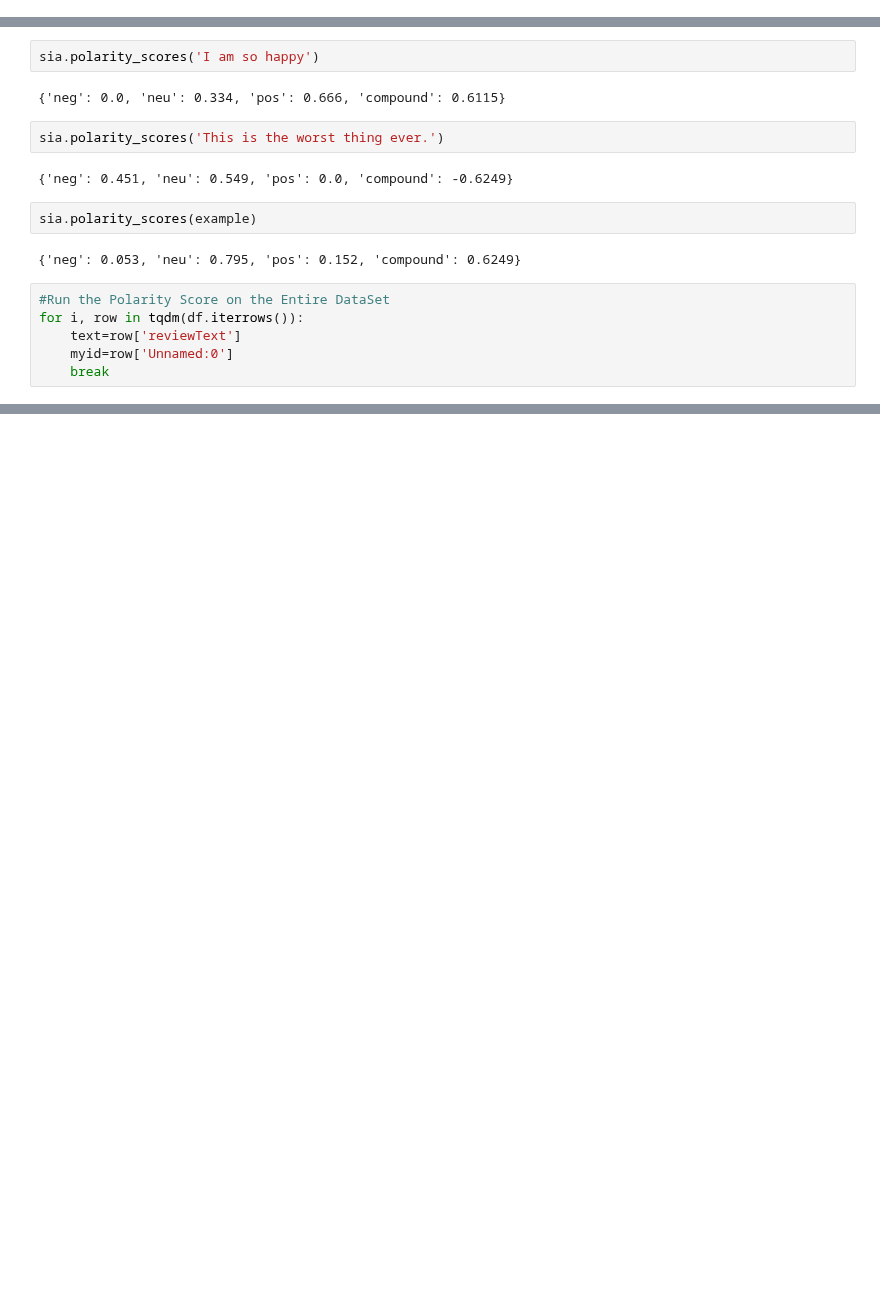
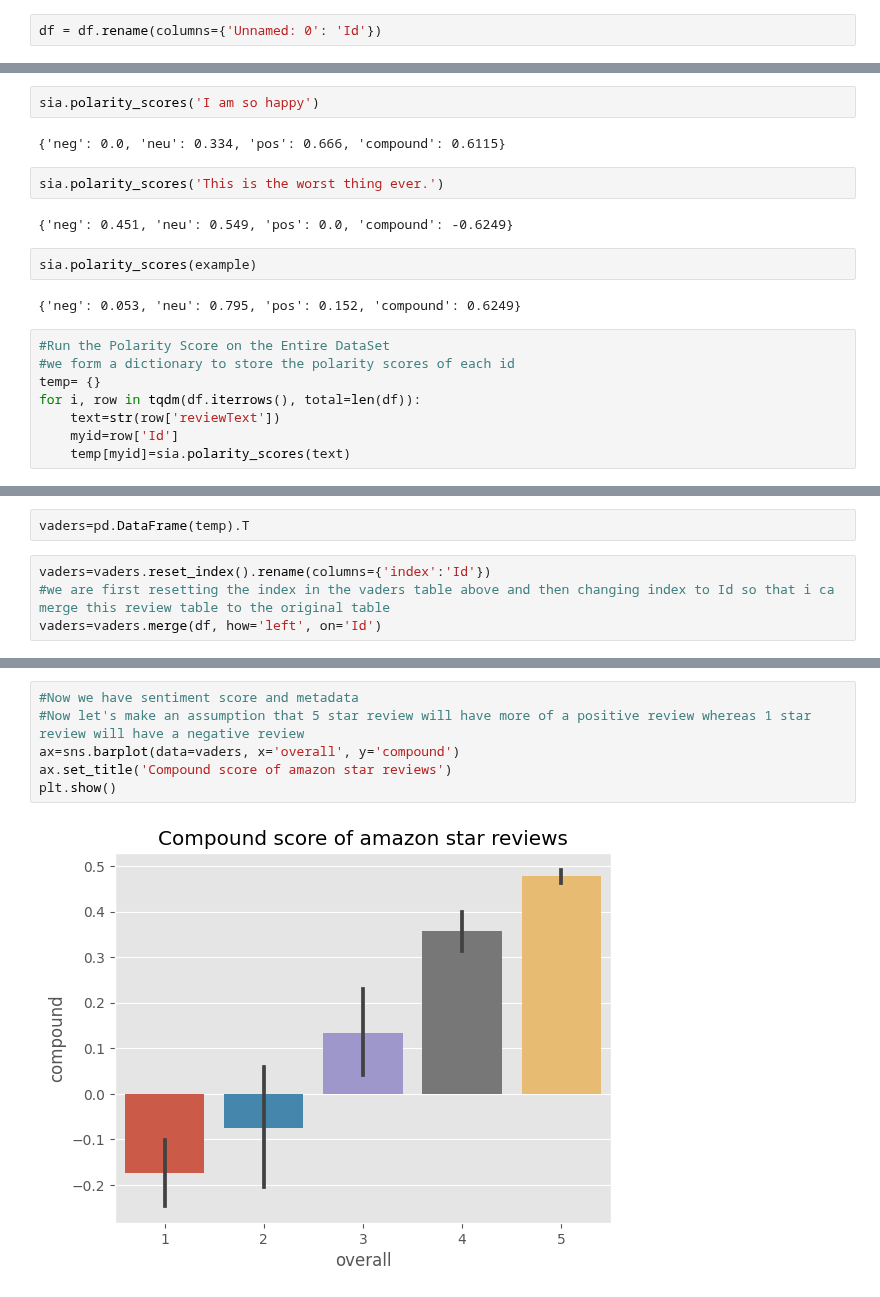
Before and after one commit to talkishita/Opinion-AI, a Jupyter notebook: Version2.ipynb, the cells around one changed output, grey strips where cells are left out. Cells and saved outputs as stored; diff of their text form; blank space fills up the shorter version.

Commit message:
Vader Plotting Of Review using Seaborn

```diff
--- a/Version2.ipynb
+++ b/Version2.ipynb
@@ -51,3 +51,5 @@ df.head()
+# %%
+df = df.rename(columns={'Unnamed: 0': 'Id'})
 # %%
 df['reviewText'].values[0]
 #Opinion Analysis will be done on this row
@@ -154,7 +156,9 @@ sia.polarity_scores(example)
 {'neg': 0.053, 'neu': 0.795, 'pos': 0.152, 'compound': 0.6249}
 # %%
 #Run the Polarity Score on the Entire DataSet
-for i, row in tqdm(df.iterrows()):
-    text=row['reviewText']
-    myid=row['Unnamed:0']
-    break
+#we form a dictionary to store the polarity scores of each id
+temp= {}
+for i, row in tqdm(df.iterrows(), total=len(df)):
+    text=str(row['reviewText'])
+    myid=row['Id']
+    temp[myid]=sia.polarity_scores(text)
@@ -162,0 +194,6 @@ ImportError: IProgress not found. Please update jupyter and ipywidgets. See http
+# %%
+vaders=pd.DataFrame(temp).T
+# %%
+vaders=vaders.reset_index().rename(columns={'index':'Id'})
+#we are first resetting the index in the vaders table above and then changing index to Id so that i ca merge this review table to the original table
+vaders=vaders.merge(df, how='left', on='Id')
@@ -162,0 +216,8 @@ ImportError: IProgress not found. Please update jupyter and ipywidgets. See http
+# %%
+#Now we have sentiment score and metadata
+#Now let's make an assumption that 5 star review will have more of a positive review whereas 1 star review will have a negative review
+ax=sns.barplot(data=vaders, x='overall', y='compound')
+ax.set_title('Compound score of amazon star reviews')
+plt.show()
+# %% [output]
+[figure, added]
```
Also changed, not shown: parts of 5 cells of this notebook.
